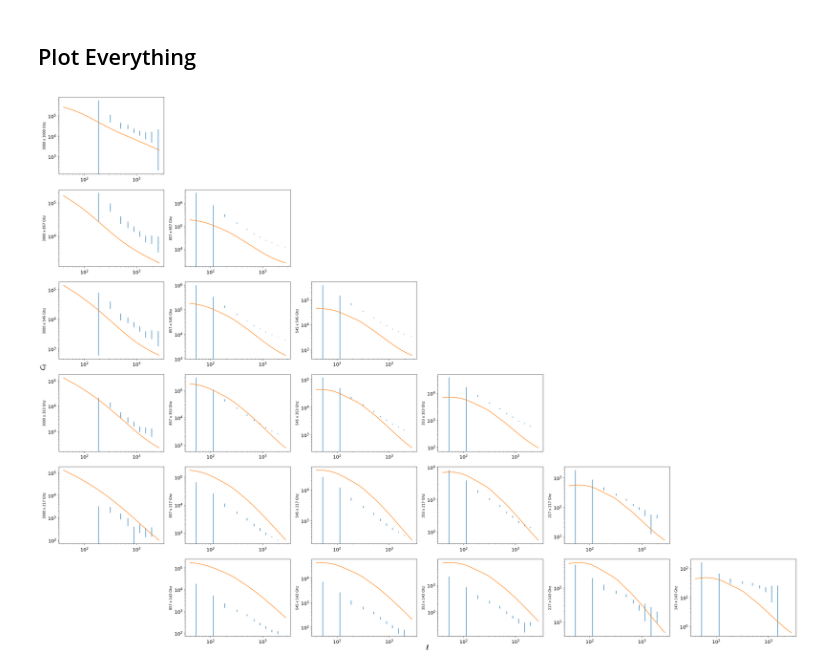
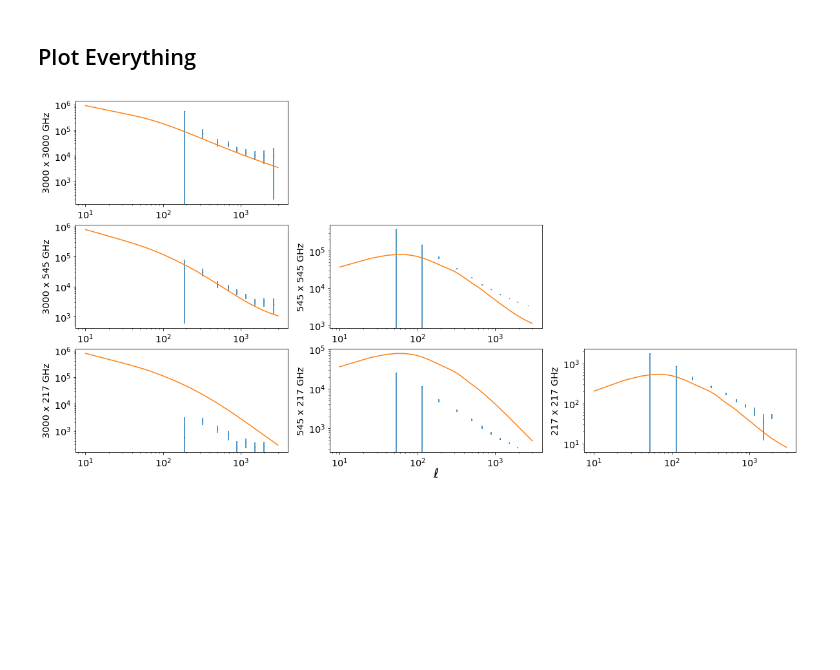
Before and after one commit to simonsobs/hmvec, a Jupyter notebook: tuning.ipynb, the cells around one changed output. Drawn from its saved outputs; the diff is of its cells as text; code cells hidden in the pictures; blank space fills up the shorter version.

```diff
--- a/tuning.ipynb
+++ b/tuning.ipynb
@@ -8,7 +8,7 @@ import matplotlib
 # %%
 #Plot settings
 %matplotlib inline
-#matplotlib.rcParams['axes.labelsize'] = 'xx-large'
+matplotlib.rcParams['axes.labelsize'] = 'x-large'
 matplotlib.rcParams['xtick.labelsize'] = 'x-large'
 matplotlib.rcParams['ytick.labelsize'] = 'x-large'
 matplotlib.rcParams['legend.fontsize'] = 'x-large'
@@ -33,63 +42,77 @@ hcos.set_cibParams('planck13')
 # %%
 #Data/Freqs to Cross Correlate
-filenames = ['data/cibplanck_3000.txt','data/cibplanck_857.txt','data/cibplanck_545.txt','data/cibplanck_353.txt','data/cibplanck_217.txt','data/cibplanck_143.txt']
-frequencies = np.array([3000, 857, 545, 353, 217, 143])*1e9
+filenames = ['data/cibplanck_3000.txt','data/cibplanck_545.txt','data/cibplanck_217.txt']
+frequencies = np.array([3000, 545, 217])*1e9    #These must go from high to low!
+# filenames = ['data/cibplanck_3000.txt','data/cibplanck_857.txt','data/cibplanck_545.txt','data/cibplanck_353.txt','data/cibplanck_217.txt','data/cibplanck_143.txt']
+# frequencies = np.array([3000, 857, 545, 353, 217, 143])*1e9
 Nfreq = len(frequencies)
 Nfiles = len(filenames)
 # %% [markdown]
 ## Calculate the Power Spectra
 # %%
+#Initializations
+Cs = np.zeros((Nfreq, Nfiles, len(ells)))
+C_1hs = np.zeros((Nfreq, Nfiles, len(ells)))
+C_2hs = np.zeros((Nfreq, Nfiles, len(ells)))
+
 #Calculations
-Cs = np.zeros((Nfreq, Nfiles, len(ells)))
 for i, f1 in enumerate(frequencies):
     for j, f2 in enumerate(frequencies):
         freqarray = np.array([[f1],[f2]], dtype=np.double)
 
         #Get 3D Power Spectra P(z,k): Jiang
         Pjj_tot = hcos.get_power("cib", "cib", nu_obs=freqarray, satmf = 'jiang')
+        Pjj_1h = hcos.get_power_1halo("cib", "cib", nu_obs=freqarray, satmf = 'jiang')
+        Pjj_2h = hcos.get_power_2halo("cib", "cib", nu_obs=freqarray, satmf = 'jiang')
 
         #Limber Integrals: Jiang
         Cs[j,i] = hcos.C_ii(ells, redshifts, ks, Pjj_tot, dcdzflag=False)
+        C_1hs[j,i] = hcos.C_ii(ells, redshifts, ks, Pjj_1h, dcdzflag=False)
+        C_2hs[j,i] = hcos.C_ii(ells, redshifts, ks, Pjj_2h, dcdzflag=False)
 # %% [markdown]
 ## Plot Everything
 # %%
-#Set the Normalization
-L_o = 3e-15
-
 #Set the Figure
-fig, ax = plt.subplots(Nfreq, Nfiles, figsize=(40, 30))
+fig, ax = plt.subplots(Nfreq, Nfiles, figsize=(20, 10))
+# fig, ax = plt.subplots(Nfreq, Nfiles, figsize=(40, 30))
 
 #Read in the Data
 for icol, fname in enumerate(filenames):
     ells_data = np.loadtxt(fname, usecols=0)
     data = np.loadtxt(fname, usecols=(1, 4, 7, 10, 13, 16))
     err = np.loadtxt(fname, usecols=(2, 5, 8, 11, 14, 17))
     uplim = np.genfromtxt(fname, dtype=bool, usecols=(3, 6, 9, 12, 15, 18))
 
     #Plot
     for irow, freq in enumerate(frequencies):
         #Make it a corner plot
         if (irow < icol) or (irow == 5 and icol == 0):
             ax[irow, icol].axis('off')
             continue
 
+        #Connect Column from Data Table to Frequency
+        freqdict = {3000e9: 0, 857e9: 1, 545e9: 2, 353e9: 3, 217e9: 4, 143e9: 5}
+        idatacol = freqdict[freq]
+
         #Plot the Data
-        ax[irow, icol].errorbar(ells_data, data[:,irow], yerr=err[:,irow], ls='none', marker='.', markersize=1, uplims=uplim[:,irow])
+        ax[irow, icol].errorbar(ells_data, data[:,idatacol], yerr=err[:,idatacol], ls='none', marker='.', markersize=1, uplims=uplim[:,idatacol])
 
-        #Plot the C_l
-        ax[irow, icol].plot(ells,  L_o * Cs[irow, icol, :])
+        #Plot the Cls
+        ax[irow, icol].plot(ells, Cs[irow, icol, :])
+#         ax[irow, icol].plot(ells, C_1hs[irow, icol, :])
+#         ax[irow, icol].plot(ells, C_2hs[irow, icol, :])
 
         #Gravy
         ax[irow, icol].set_xscale('log')
         ax[irow, icol].set_yscale('log')
-        ax[irow, icol].set_ylabel(f'{frequencies[icol]/1e9:.0f} x {frequencies[irow]/1e9:.0f} Ghz')
+        ax[irow, icol].set_ylabel(f'{frequencies[icol]/1e9:.0f} x {frequencies[irow]/1e9:.0f} GHz')
 
 #Set Super Axis Titles
 fig.add_subplot(111, frameon=False)
 plt.tick_params(labelcolor='none', top=False, bottom=False, left=False, right=False)
-plt.ylabel(r'$C_\ell$', fontsize=20)
+# plt.ylabel(r'$C_\ell$', fontsize=20)
 plt.xlabel(r'$\ell$', fontsize=20);
 
-fig.savefig('cibps.png', bbox_inches='tight', dpi=600);
+fig.savefig('cibps.png', bbox_inches='tight', dpi=200);
 # %% [output]
-[figure, old version]
+[figure, new version]
```
Also changed, not shown: parts of 2 cells of this notebook, 2 other files.
